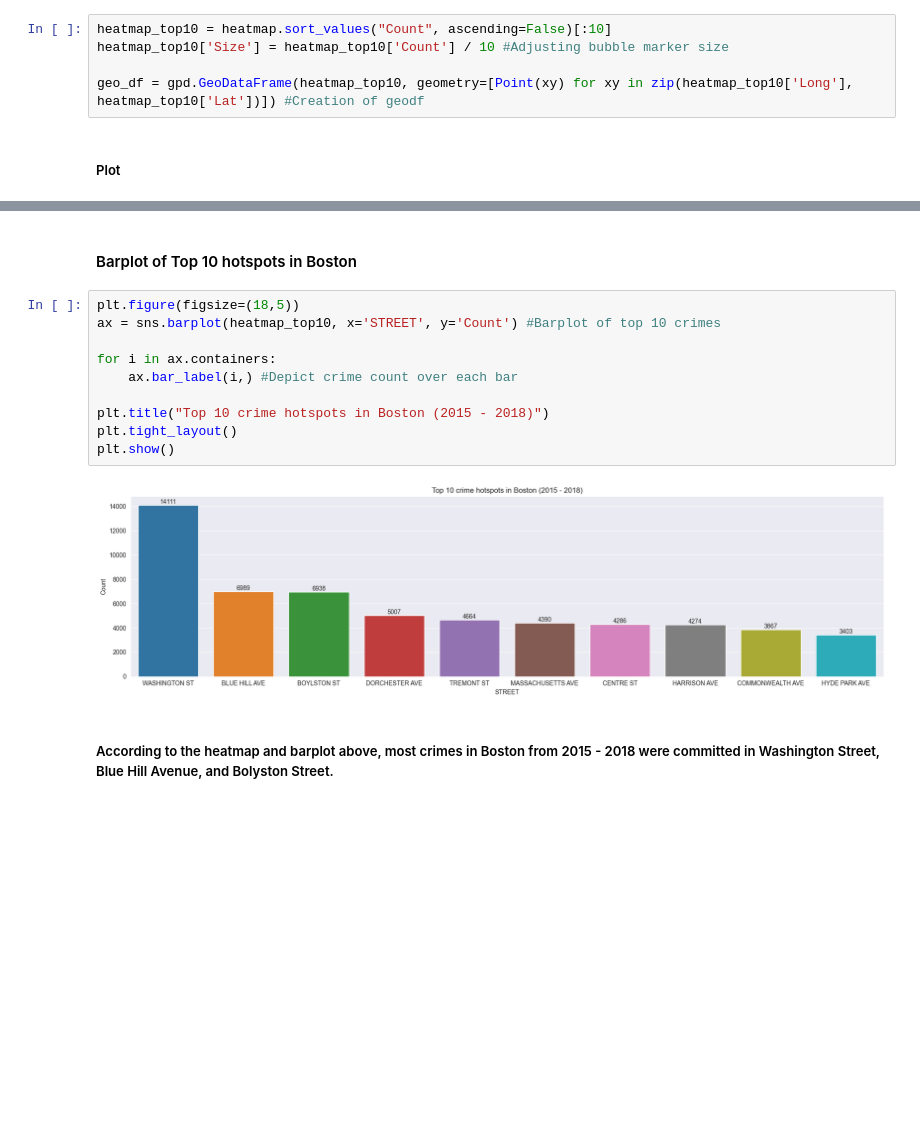
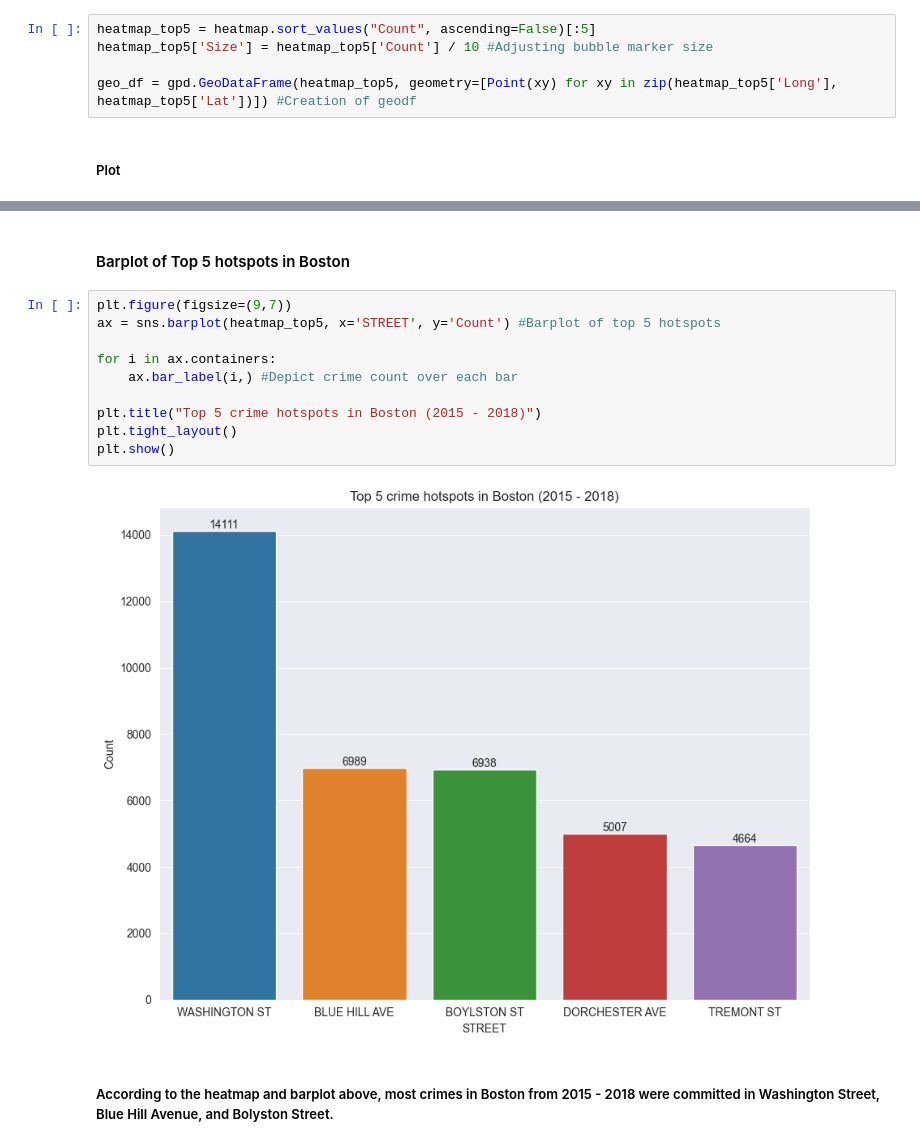
Before and after one commit to BlocknBoom123/CrimePy, a Jupyter notebook: Boston/BostonCrime.ipynb, the cells around one changed output, grey strips where cells are left out. Drawn from its saved outputs; the diff is of its cells as text; blank space fills up the shorter version.

```diff
--- a/Boston/BostonCrime.ipynb
+++ b/Boston/BostonCrime.ipynb
@@ -334,10 +326,10 @@ fig.show()
 # %% [markdown]
 ##### Create geodataframe
 # %%
-heatmap_top10 = heatmap.sort_values("Count", ascending=False)[:10]
-heatmap_top10['Size'] = heatmap_top10['Count'] / 10 #Adjusting bubble marker size
+heatmap_top5 = heatmap.sort_values("Count", ascending=False)[:5]
+heatmap_top5['Size'] = heatmap_top5['Count'] / 10 #Adjusting bubble marker size
 
-geo_df = gpd.GeoDataFrame(heatmap_top10, geometry=[Point(xy) for xy in zip(heatmap_top10['Long'], heatmap_top10['Lat'])]) #Creation of geodf
+geo_df = gpd.GeoDataFrame(heatmap_top5, geometry=[Point(xy) for xy in zip(heatmap_top5['Long'], heatmap_top5['Lat'])]) #Creation of geodf
 # %% [markdown]
 ##### Plot
 # %%
@@ -359,17 +352,17 @@ plt.show()
 # %% [markdown]
-#### Barplot of Top 10 hotspots in Boston
+#### Barplot of Top 5 hotspots in Boston
 # %%
-plt.figure(figsize=(18,5))
-ax = sns.barplot(heatmap_top10, x='STREET', y='Count') #Barplot of top 10 crimes
+plt.figure(figsize=(9,7))
+ax = sns.barplot(heatmap_top5, x='STREET', y='Count') #Barplot of top 5 hotspots
 
 for i in ax.containers:
     ax.bar_label(i,) #Depict crime count over each bar
 
-plt.title("Top 10 crime hotspots in Boston (2015 - 2018)")
+plt.title("Top 5 crime hotspots in Boston (2015 - 2018)")
 plt.tight_layout()
 plt.show()
 # %% [output]
-[figure, old version]
+[figure, new version]
 # %% [markdown]
 ##### According to the heatmap and barplot above, most crimes in Boston from 2015 - 2018 were committed in Washington Street, Blue Hill Avenue, and Bolyston Street.
 # %% [markdown]
```
Also changed, not shown: parts of 4 cells of this notebook, 2 other files.
